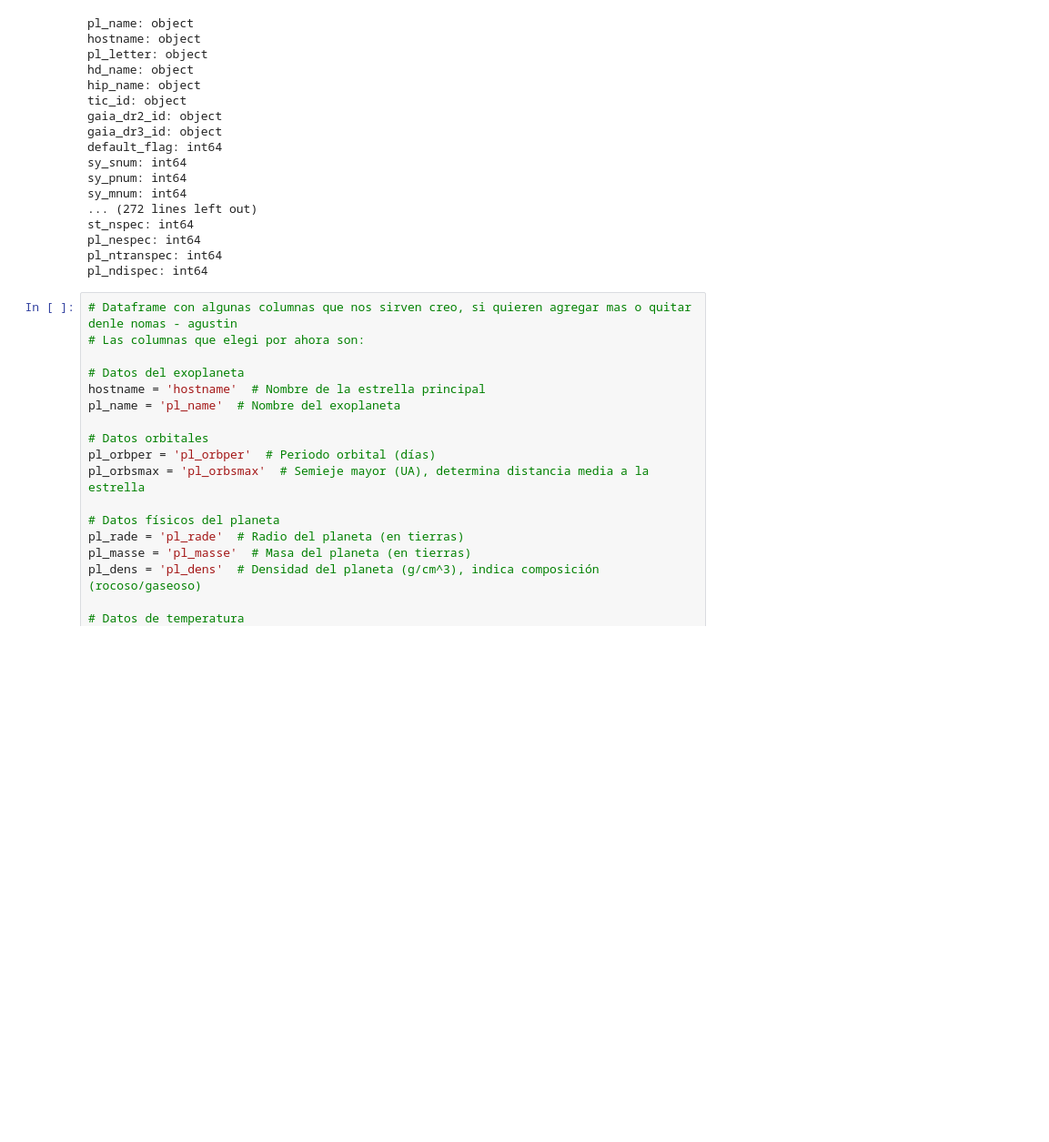
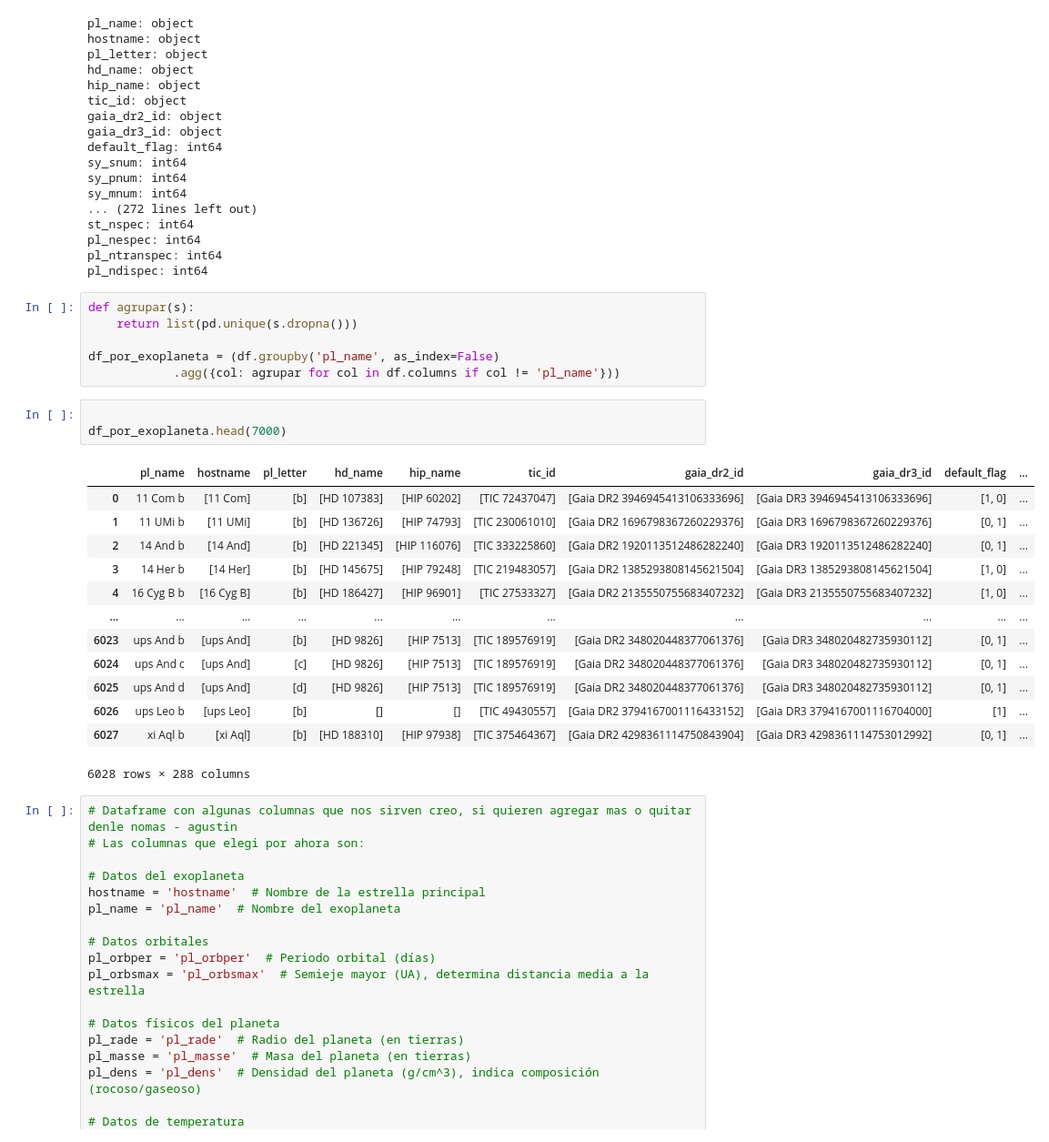
Before and after one commit to raylovesmusic/IMT2200-Proyecto-Grupal-A.R.D.E, a Jupyter notebook: notebooks/proyecto-arde.ipynb, the cells around one changed output. Shown: that part at 91% size. Cells and saved outputs as stored; diff of their text form; blank space fills up the shorter version.

```diff
--- a/notebooks/proyecto-arde.ipynb
+++ b/notebooks/proyecto-arde.ipynb
@@ -107,6 +129,29 @@ st_nspec: int64
 pl_nespec: int64
 pl_ntranspec: int64
 pl_ndispec: int64
+# %%
+def agrupar(s):
+    return list(pd.unique(s.dropna()))
+
+df_por_exoplaneta = (df.groupby('pl_name', as_index=False)
+            .agg({col: agrupar for col in df.columns if col != 'pl_name'}))
+# %%
+
+df_por_exoplaneta.head(7000)
+# %% [output]
+|  | pl_name | hostname | pl_letter | hd_name | hip_name | tic_id | gaia_dr2_id | gaia_dr3_id | default_flag | ... |
+| 0 | 11 Com b | [11 Com] | [b] | [HD 107383] | [HIP 60202] | [TIC 72437047] | [Gaia DR2 3946945413106333696] | [Gaia DR3 3946945413106333696] | [1, 0] | ... |
+| 1 | 11 UMi b | [11 UMi] | [b] | [HD 136726] | [HIP 74793] | [TIC 230061010] | [Gaia DR2 1696798367260229376] | [Gaia DR3 1696798367260229376] | [0, 1] | ... |
+| 2 | 14 And b | [14 And] | [b] | [HD 221345] | [HIP 116076] | [TIC 333225860] | [Gaia DR2 1920113512486282240] | [Gaia DR3 1920113512486282240] | [0, 1] | ... |
+| 3 | 14 Her b | [14 Her] | [b] | [HD 145675] | [HIP 79248] | [TIC 219483057] | [Gaia DR2 1385293808145621504] | [Gaia DR3 1385293808145621504] | [1, 0] | ... |
+| 4 | 16 Cyg B b | [16 Cyg B] | [b] | [HD 186427] | [HIP 96901] | [TIC 27533327] | [Gaia DR2 2135550755683407232] | [Gaia DR3 2135550755683407232] | [1, 0] | ... |
+| ... | ... | ... | ... | ... | ... | ... | ... | ... | ... | ... |
+| 6023 | ups And b | [ups And] | [b] | [HD 9826] | [HIP 7513] | [TIC 189576919] | [Gaia DR2 348020448377061376] | [Gaia DR3 348020482735930112] | [0, 1] | ... |
+| 6024 | ups And c | [ups And] | [c] | [HD 9826] | [HIP 7513] | [TIC 189576919] | [Gaia DR2 348020448377061376] | [Gaia DR3 348020482735930112] | [0, 1] | ... |
+| 6025 | ups And d | [ups And] | [d] | [HD 9826] | [HIP 7513] | [TIC 189576919] | [Gaia DR2 348020448377061376] | [Gaia DR3 348020482735930112] | [0, 1] | ... |
+| 6026 | ups Leo b | [ups Leo] | [b] | [] | [] | [TIC 49430557] | [Gaia DR2 3794167001116433152] | [Gaia DR3 3794167001116704000] | [1] | ... |
+| 6027 | xi Aql b | [xi Aql] | [b] | [HD 188310] | [HIP 97938] | [TIC 375464367] | [Gaia DR2 4298361114750843904] | [Gaia DR3 4298361114753012992] | [0, 1] | ... |
+6028 rows × 288 columns
 # %%
 # Dataframe con algunas columnas que nos sirven creo, si quieren agregar mas o quitar denle nomas - agustin
 # Las columnas que elegi por ahora son:
```
Also changed, not shown: parts of 6 cells of this notebook.
